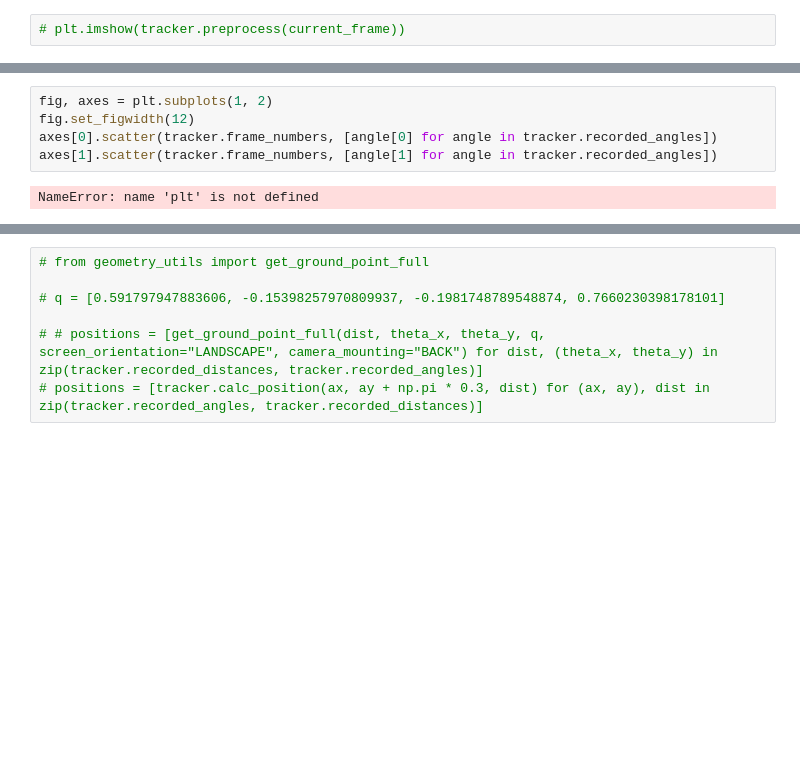
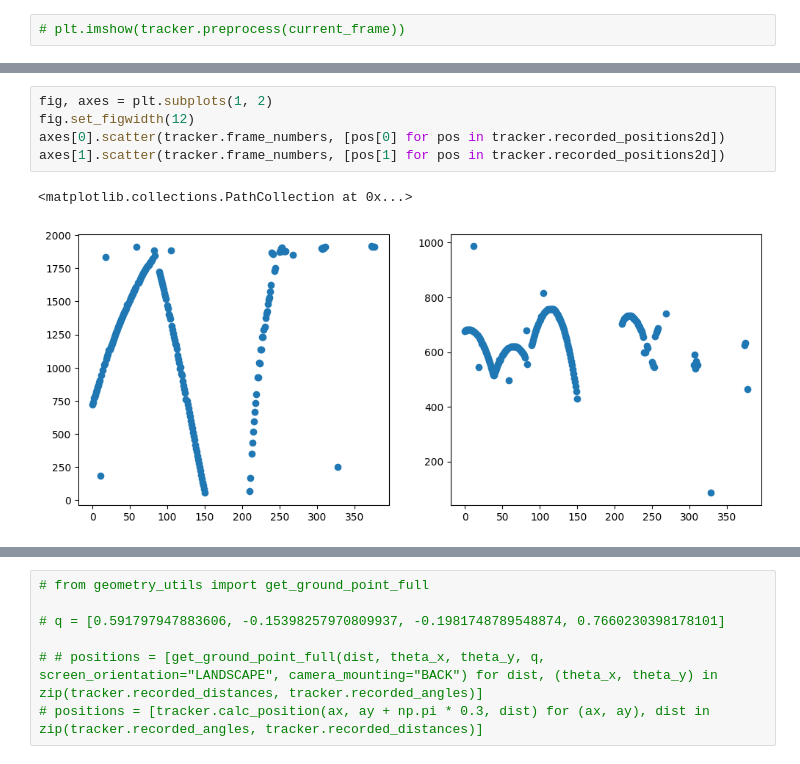
Before and after one commit to EitanTreiger/Ping-Pong, a Jupyter notebook: tracking.ipynb, the cells around one changed output, grey strips where cells are left out. Cells and saved outputs as stored; diff of their text form; blank space fills up the shorter version.

Commit message:
Updated 3D tracking with ball_position_3d

```diff
--- a/tracking.ipynb
+++ b/tracking.ipynb
@@ -81,10 +85,11 @@ ValueError: zero-size array to reduction operation minimum which has no identity
 # %%
 fig, axes = plt.subplots(1, 2)
 fig.set_figwidth(12)
-axes[0].scatter(tracker.frame_numbers, [angle[0] for angle in tracker.recorded_angles])
-axes[1].scatter(tracker.frame_numbers, [angle[1] for angle in tracker.recorded_angles])
+axes[0].scatter(tracker.frame_numbers, [pos[0] for pos in tracker.recorded_positions2d])
+axes[1].scatter(tracker.frame_numbers, [pos[1] for pos in tracker.recorded_positions2d])
 # %% [output]
-NameError: name 'plt' is not defined
+<matplotlib.collections.PathCollection at 0x...>
+[figure, added]
 # %%
 # from scatter_animation import video_scatters
 
```
Also changed, not shown: parts of 14 cells of this notebook, 3 other files.
